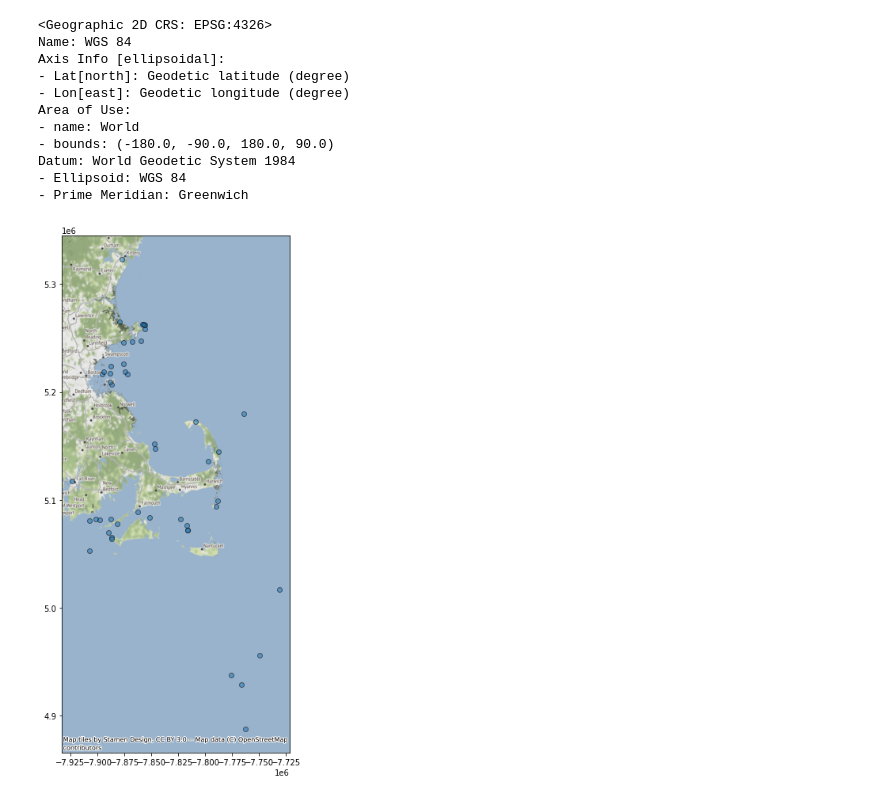
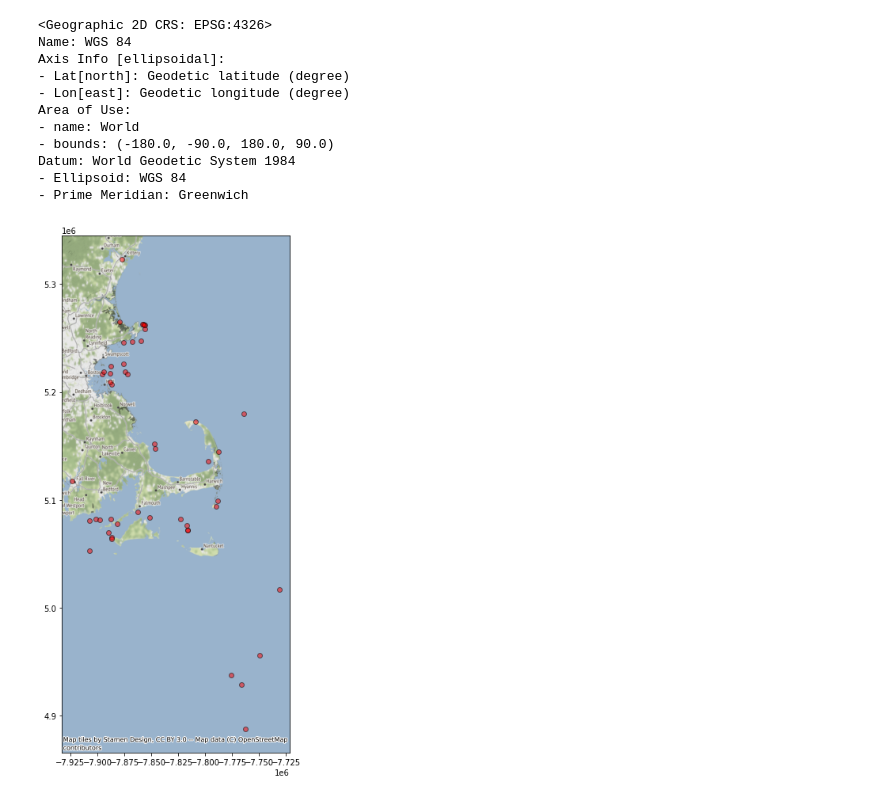
Before and after one commit to HKuz/Geospatial_Overview, a Jupyter notebook: shipwrecks.ipynb, the cells around one changed output. Drawn from its saved outputs; the diff is of its cells as text; code cells hidden in the pictures.

```diff
--- a/shipwrecks.ipynb
+++ b/shipwrecks.ipynb
@@ -167,7 +167,7 @@ Datum: World Geodetic System 1984
 sw_df_tomap = sw_df.to_crs(epsg=3857)
 # %%
 # Add a basemap
-ax2 = sw_df_tomap.plot(figsize=(10, 12), alpha=0.5, edgecolor='k')
+ax2 = sw_df_tomap.plot(figsize=(10, 12), color='red', alpha=0.5, edgecolor='k')
 ctx.add_basemap(ax2)
 # %% [output]
-[figure, old version]
+[figure, new version]
```
Also changed, not shown: parts of 1 cell of this notebook.
